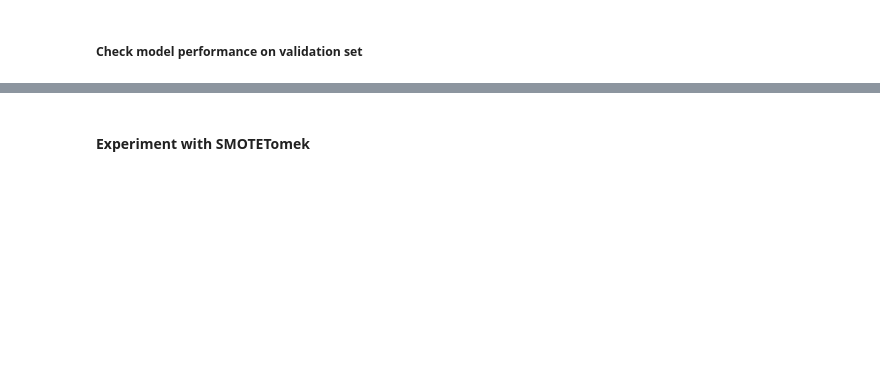
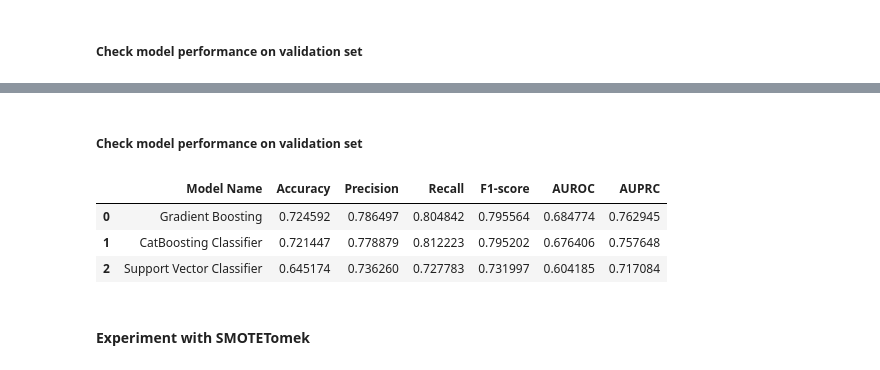
Before and after one commit to wanyingng/visa-approval-prediction, a Jupyter notebook: notebook/model_training.ipynb, the cells around one changed output, grey strips where cells are left out. Cells and saved outputs as stored; diff of their text form; code cells hidden in the pictures; blank space fills up the shorter version.

```diff
--- a/notebook/model_training.ipynb
+++ b/notebook/model_training.ipynb
@@ -1207,3 +1364,12 @@ val_perf_report_ada
+# %% [markdown]
+##### Check model performance on validation set
+# %%
+tuned_val_perf_report_ada
+# %% [output]
+|  | Model Name | Accuracy | Precision | Recall | F1-score | AUROC | AUPRC |
+| 0 | Gradient Boosting | 0.724592 | 0.786497 | 0.804842 | 0.795564 | 0.684774 | 0.762945 |
+| 1 | CatBoosting Classifier | 0.721447 | 0.778879 | 0.812223 | 0.795202 | 0.676406 | 0.757648 |
+| 2 | Support Vector Classifier | 0.645174 | 0.736260 | 0.727783 | 0.731997 | 0.604185 | 0.717084 |
 # %% [markdown]
 #### Experiment with SMOTETomek
 # %%
```
Also changed, not shown: parts of 65 cells of this notebook.
